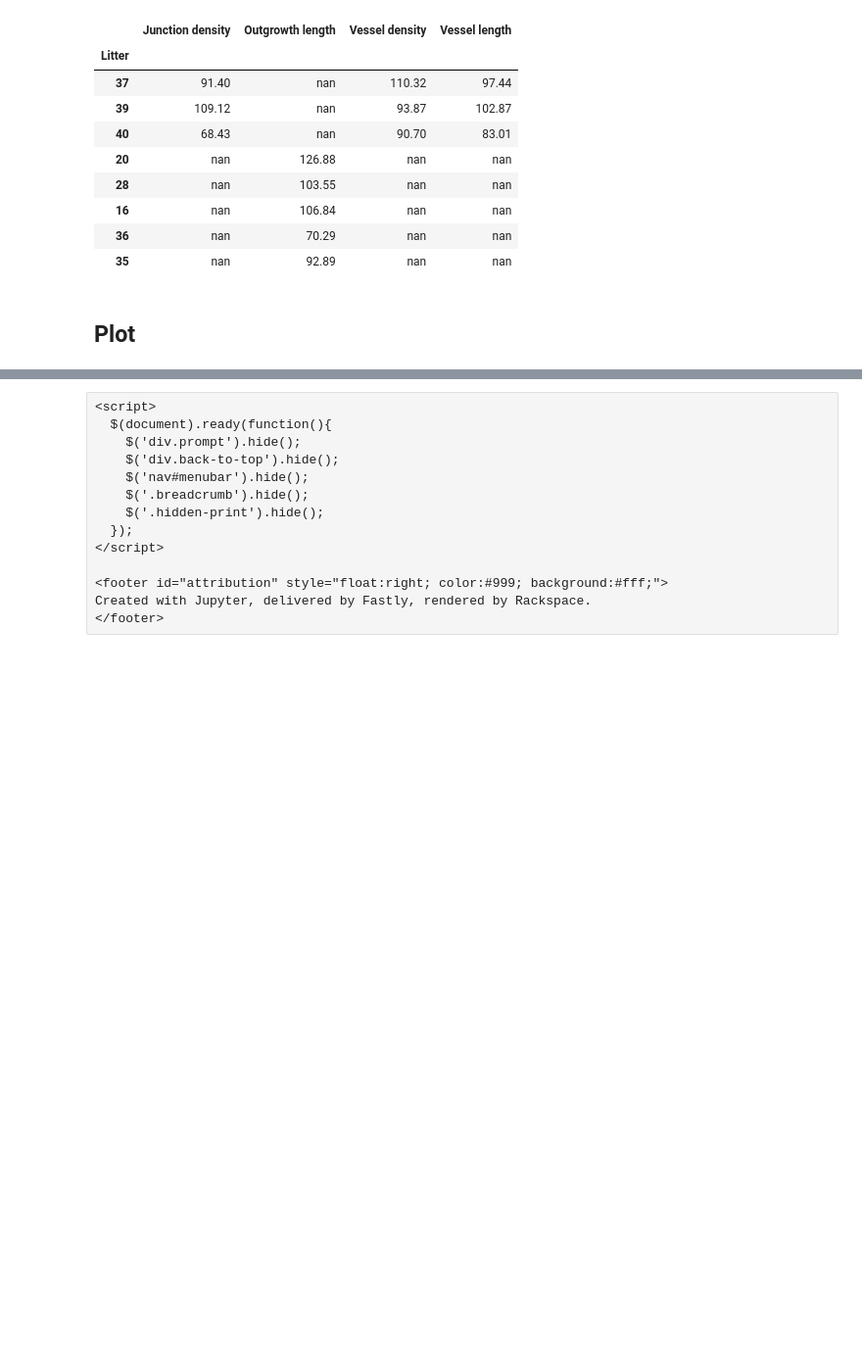
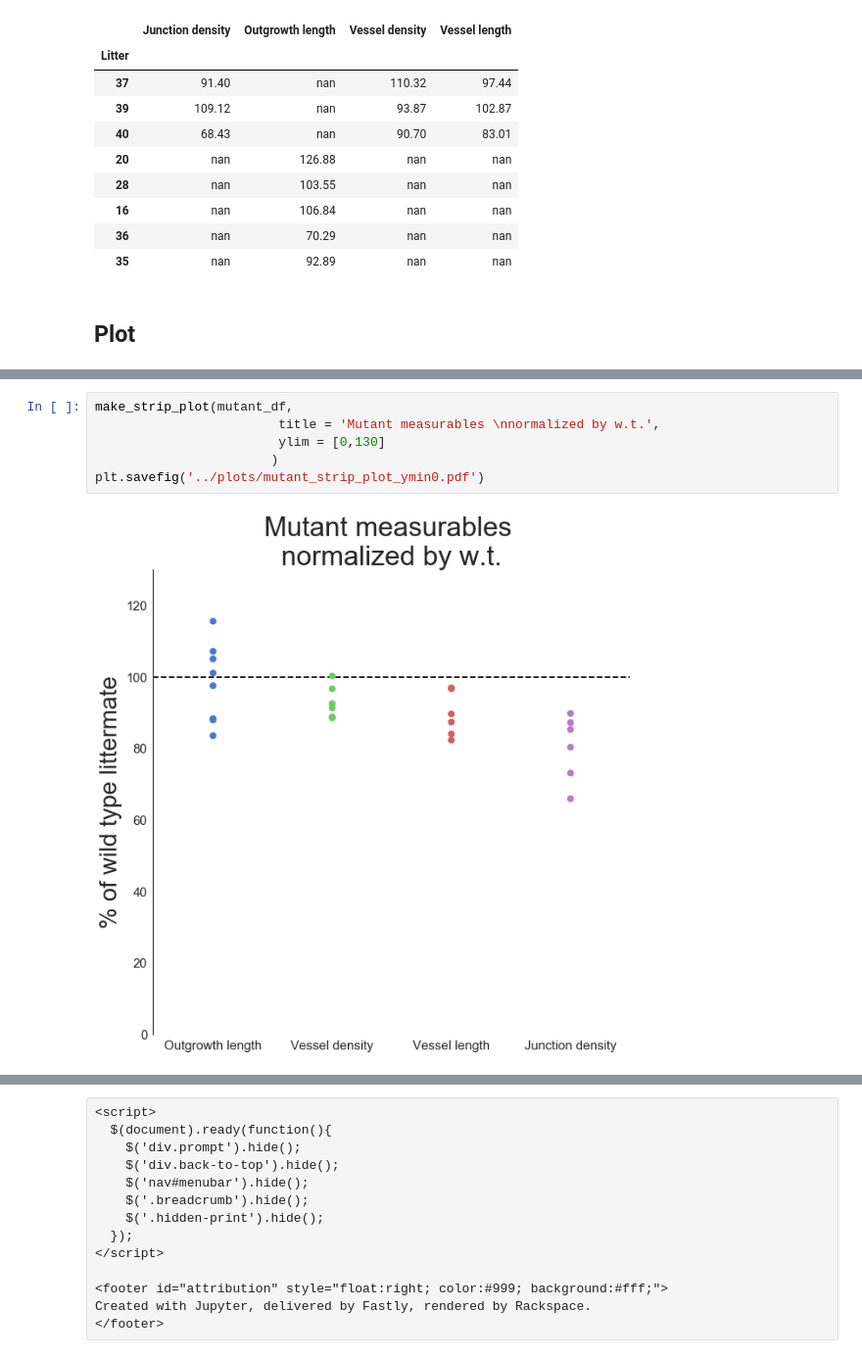
Before and after one commit to MixedIndentations/Angiogenesis-Density, a Jupyter notebook: notebooks/visualization-2018-January-Talk.ipynb, the cells around one changed output, grey strips where cells are left out. Shown at 98% size. Cells and saved outputs as stored; diff of their text form; blank space fills up the shorter version.

```diff
--- a/notebooks/visualization-2018-January-Talk.ipynb
+++ b/notebooks/visualization-2018-January-Talk.ipynb
@@ -330,0 +378,8 @@ plt.savefig('../plots/hetero_bar_plot.pdf')
+# %%
+make_strip_plot(mutant_df,
+                        title = 'Mutant measurables \nnormalized by w.t.',
+                        ylim = [0,130]
+                       )
+plt.savefig('../plots/mutant_strip_plot_ymin0.pdf')
+# %% [output]
+[figure, added]
```
Also changed, not shown: parts of 5 cells of this notebook, 10 other files.
